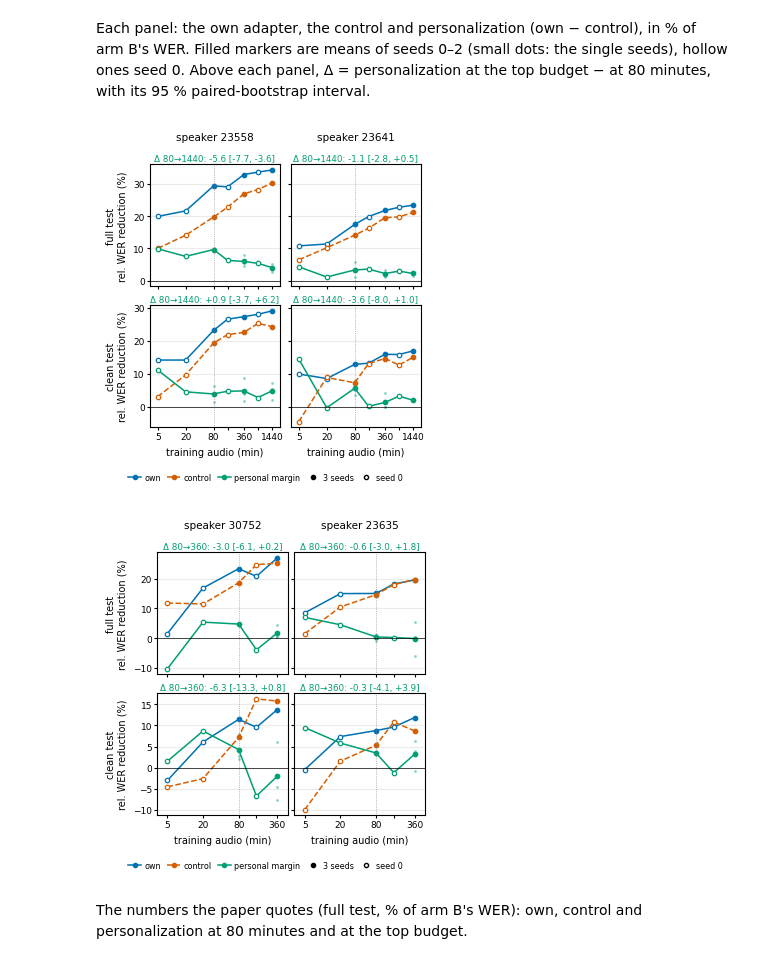
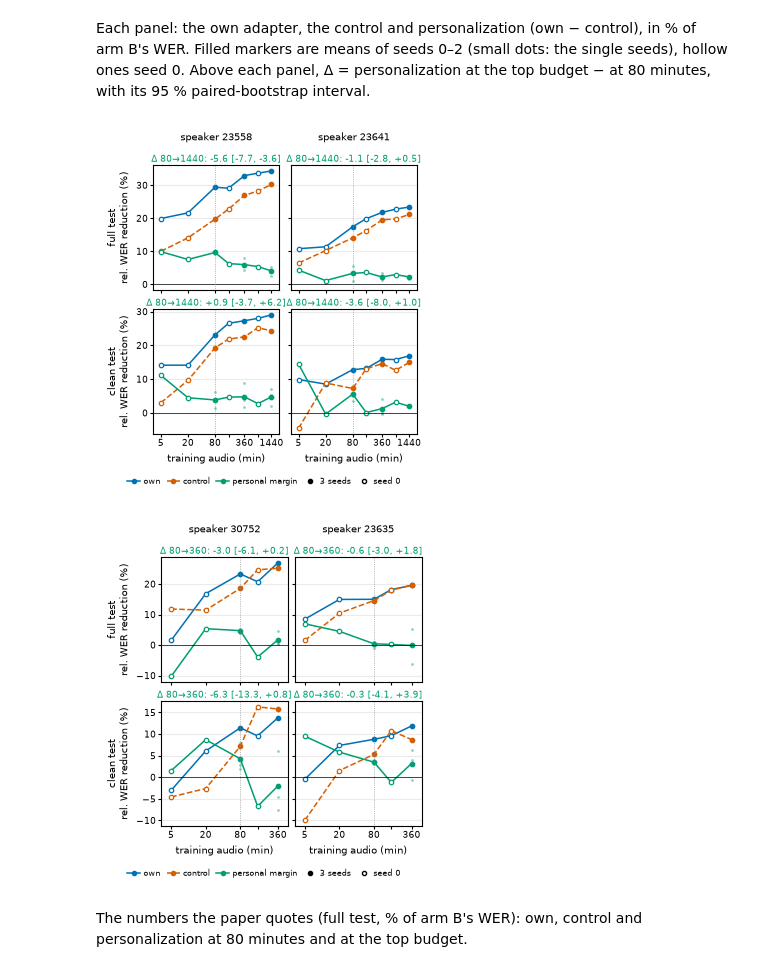
Before and after one commit to hadasy-tau/deep-learning-project, a Jupyter notebook: notebooks/personalization_beyond_80_minutes.ipynb, the cells around one changed output. Saved outputs shown, nothing was run; the diff lists cells and outputs as text; code cells hidden in the pictures.

```diff
--- a/notebooks/personalization_beyond_80_minutes.ipynb
+++ b/notebooks/personalization_beyond_80_minutes.ipynb
@@ -13,7 +13,8 @@ companion (the two 6-hour speakers).
 | results | `src/training/outputs/results_v4.csv` | every own cell of run 4 with its control, plus run 3's cells of 23558 and 30752 |
 | curve | `src/training/outputs/curve_v4.csv` | per speaker and test: personalization at each budget and Δ (top − 80) with its shared-chunk bootstrap |
 # %%
-import os
+import io, os
+from PIL import Image
 import pandas as pd
 import matplotlib.pyplot as plt
 from matplotlib.lines import Line2D
@@ -22,7 +23,11 @@ from matplotlib.lines import Line2D
 C_OWN, C_CTRL, C_PERS = '#0072B2', '#D55E00', '#009E73'
 OUT = os.path.join('..', 'src', 'training', 'outputs')
 PAPER = os.path.join('..', 'paper', 'Toward_Personalized_Hebrew_ASR_overleaf', 'figures')
-def save(fig, name): fig.savefig(os.path.join(PAPER, name + '.png'), dpi=300, bbox_inches='tight')
+# 300 dpi and RGB like the paper's other figures, so Overleaf compiles in time.  No tight bounding box:
+# the canvas keeps the size of the paper's copy, so a rerun cannot move the paper's page breaks
+def save(fig, name):
+    buf = io.BytesIO(); fig.savefig(buf, format='png', dpi=300); buf.seek(0)
+    Image.open(buf).convert('RGB').save(os.path.join(PAPER, name + '.png'), dpi=(300, 300))
 
 R = pd.read_csv(os.path.join(OUT, 'results_v4.csv'))
 # own cells joined to their control, protocol targets, the rank-8 recipe (the r = 32 check is reported apart)
@@ -45,45 +50,45 @@ panel, Δ = personalization at the top budget − at 80 minutes, with its 95 % p
 def curve(speakers, xmax):
     B = [b for b in (5, 20, 80, 160, 360, 720, 1440) if b <= xmax]
     plt.rcParams.update({'font.size': 7, 'axes.titlesize': 6.3, 'axes.labelsize': 7, 'xtick.labelsize': 6.5, 'ytick.labelsize': 6.5})
-    fig, axes = plt.subplots(2, len(speakers), figsize=(3.4, 3.65), sharex=True, sharey='row')
+    fig, axes = plt.subplots(2, len(speakers), figsize=(1010 / 300, 1117 / 300), sharex=True, sharey='row')
     for r, (pre, key, tname) in enumerate(TESTS):
         for c, s in enumerate(speakers):
             ax = axes[r, c]; g = R[R.speaker == s]
             m = g.groupby('budget').agg(own=(pre + 'delta_rel', 'mean'), ctrl=(pre + 'control_delta_rel', 'mean'),
                                         pers=(pre + 'personalization_rel', 'mean'), n=('seed', 'nunique'))
             for col, colr, ls in (('own', C_OWN, '-'), ('ctrl', C_CTRL, '--'), ('pers', C_PERS, '-')):
                 y = 100 * m[col].values
                 ax.plot(m.index, y, ls, color=colr, lw=1.1)
                 for xi, yi, n in zip(m.index, y, m.n):
                     ax.plot(xi, yi, 'o', ms=3.2, color=colr, mfc=colr if n == 3 else 'white', mew=.9)
             for b, gb in g.groupby('budget'):
                 if len(gb) > 1: ax.scatter([b] * len(gb), 100 * gb[pre + 'personalization_rel'], s=4, color=C_PERS, alpha=.45, lw=0)
             ax.axhline(0, color='k', lw=.5); ax.axvline(80, color='grey', lw=.5, ls=':')
             ax.set_xscale('log'); ax.minorticks_off()
             ax.set_xticks(B, [str(b) if b not in (160, 720) else '' for b in B]); ax.set_xlim(B[0] / 1.5, B[-1] * 1.5)
             ax.grid(axis='y', alpha=.25); ax.tick_params(length=2, pad=1.5)
             d = C.loc[(s, key)]
             ax.set_title(f'Δ 80→{int(d.top_budget)}: {100*d.delta:+.1f} [{100*d.ci_lo:+.1f}, {100*d.ci_hi:+.1f}]', color=C_PERS, pad=2.5)
             if r == 0: ax.annotate(f'speaker {s}', (.5, 1.2), xycoords='axes fraction', ha='center', fontsize=7.5)
             if c == 0: ax.set_ylabel(f'{tname}\nrel. WER reduction (%)')
             if r == 1: ax.set_xlabel('training audio (min)')
     handles = [Line2D([], [], color=C_OWN, marker='o', ms=3, lw=1.1, label='own'),
                Line2D([], [], color=C_CTRL, ls='--', marker='o', ms=3, lw=1.1, label='control'),
                Line2D([], [], color=C_PERS, marker='o', ms=3, lw=1.1, label='personal margin'),
                Line2D([], [], color='k', marker='o', ms=3, ls='', label='3 seeds'),
                Line2D([], [], color='k', marker='o', ms=3, ls='', mfc='white', label='seed 0')]
-    fig.legend(handles=handles, loc='lower center', ncol=5, frameon=False, bbox_to_anchor=(.5, -.01), fontsize=5.8,
+    fig.legend(handles=handles, loc='lower center', ncol=5, frameon=False, bbox_to_anchor=(.5, 0), fontsize=5.8,
                handlelength=1.6, columnspacing=.8, handletextpad=.4)
     fig.tight_layout(rect=(0, .05, 1, 1), h_pad=.6, w_pad=.4)
     return fig
 
 fig = curve([23558, 23641], 1440); save(fig, 'stage2_data_curve_24h'); plt.show()
 # %% [output]
-[figure, old version]
+[figure, new version]
 # %%
 fig = curve([30752, 23635], 360); save(fig, 'stage2_data_curve_6h'); plt.show()
 # %% [output]
-[figure, old version]
+[figure, new version]
 # %% [markdown]
 The numbers the paper quotes (full test, % of arm B's WER): own, control and personalization at 80 minutes and at the top budget.
 # %%
```
Also changed, not shown: 4 other files.
